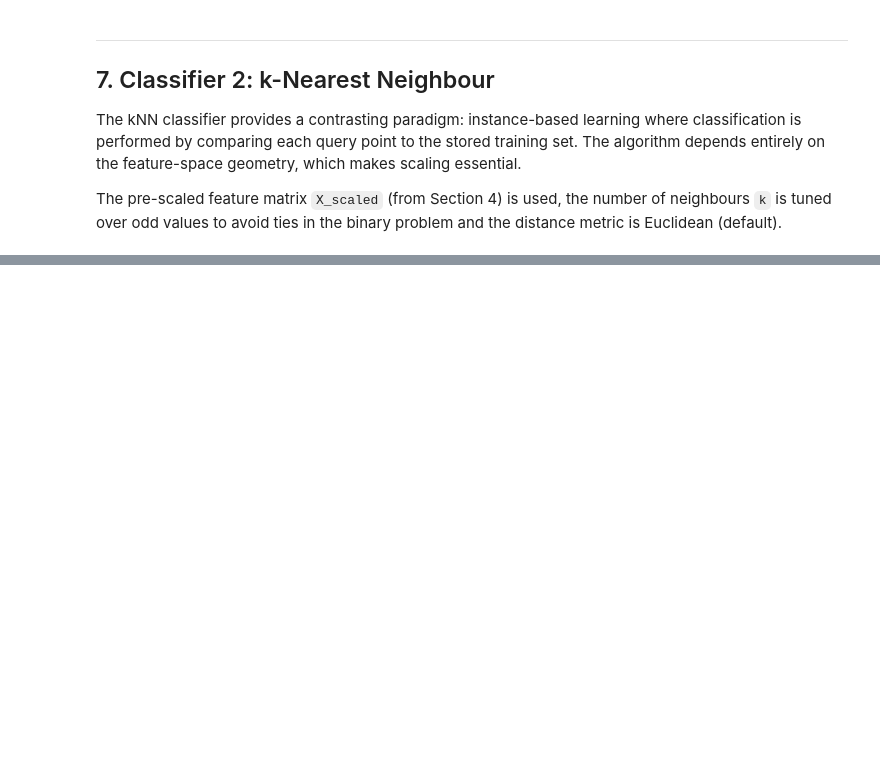
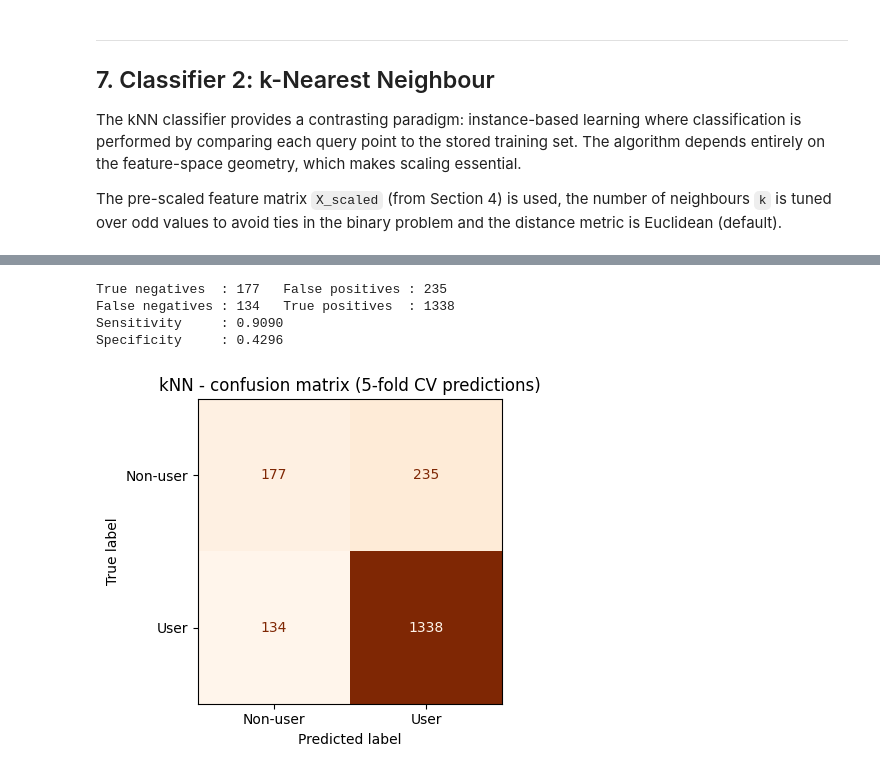
Before and after one commit to maarqui/drug-consumption-analysis, a Jupyter notebook: classification/classification-notebook.ipynb, the cells around one changed output, grey strips where cells are left out. Drawn from its saved outputs; the diff is of its cells as text; code cells hidden in the pictures; blank space fills up the shorter version.

```diff
--- a/classification/classification-notebook.ipynb
+++ b/classification/classification-notebook.ipynb
@@ -337,0 +401,22 @@ The pre-scaled feature matrix `X_scaled` (from Section 4) is used, the number of
+# %%
+# Confusion matrix for kNN from out-of-fold predictions
+Predicted_knn = cross_val_predict(knn, X_scaled, y, cv=cv)
+cm_knn = confusion_matrix(y, Predicted_knn)
+
+disp = ConfusionMatrixDisplay(confusion_matrix=cm_knn, display_labels=['Non-user', 'User'])
+fig, ax = plt.subplots(figsize=(5, 4))
+disp.plot(ax=ax, cmap='Oranges', colorbar=False)
+ax.set_title('kNN - confusion matrix (5-fold CV predictions)')
+plt.tight_layout()
+
+tn, fp, fn, tp = cm_knn.ravel()
+print('True negatives  : %d   False positives : %d' % (tn, fp))
+print('False negatives : %d   True positives  : %d' % (fn, tp))
+print('Sensitivity     : %.4f' % (tp / (tp + fn)))
+print('Specificity     : %.4f' % (tn / (tn + fp)))
+# %% [output]
+True negatives  : 177   False positives : 235
+False negatives : 134   True positives  : 1338
+Sensitivity     : 0.9090
+Specificity     : 0.4296
+[figure, added]
```
Also changed, not shown: parts of 15 cells of this notebook.
